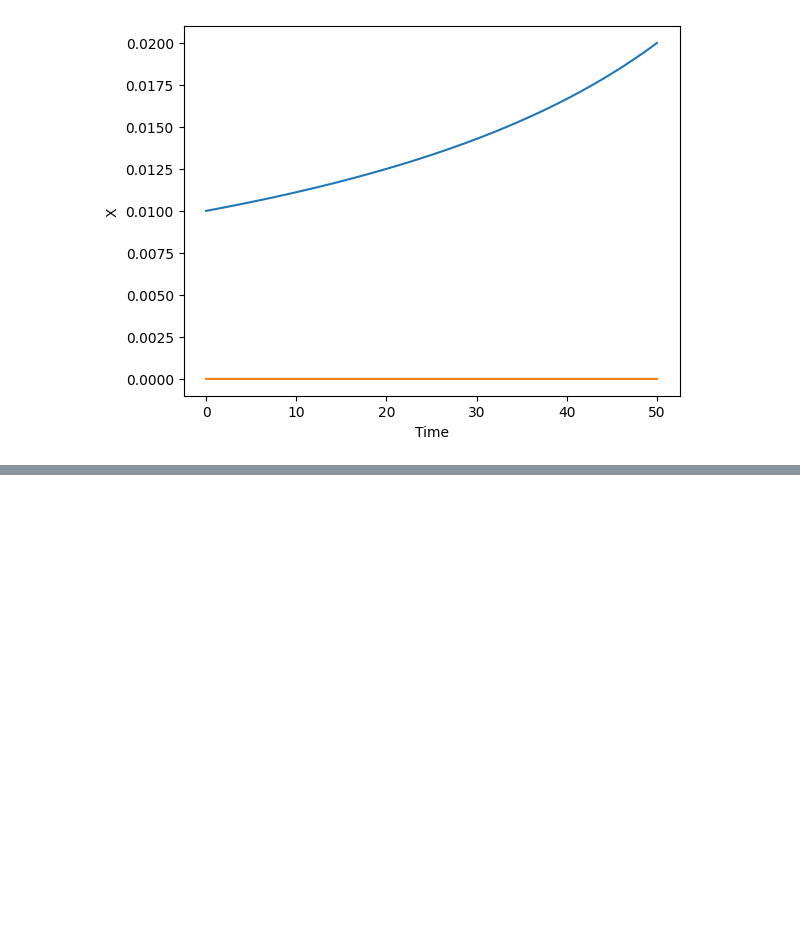
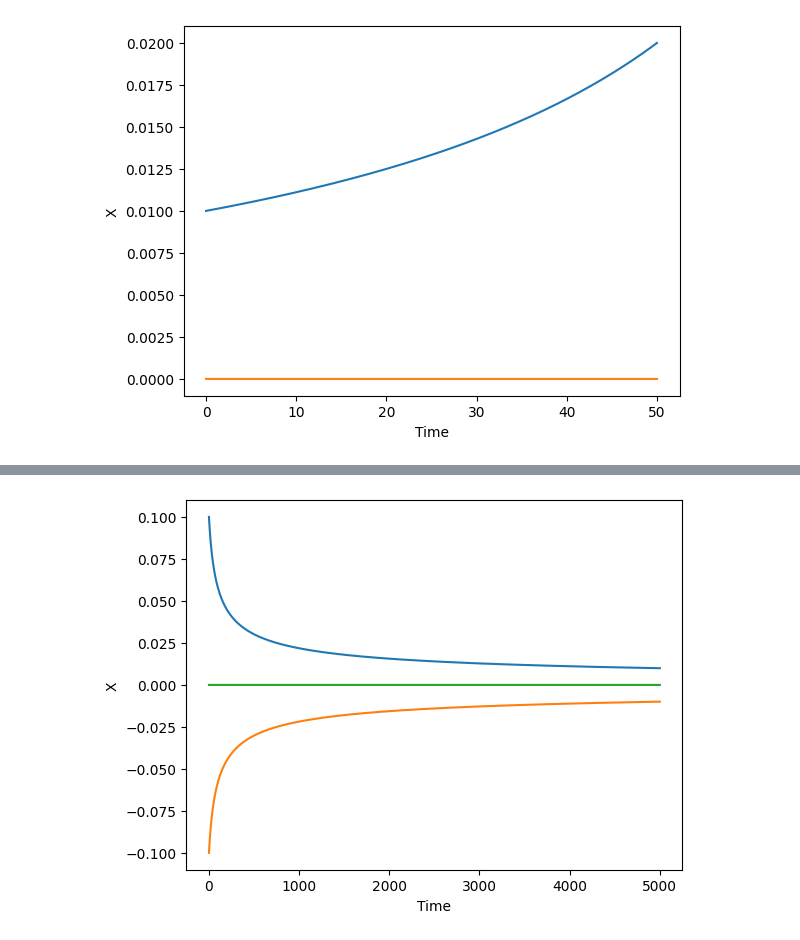
Before and after one commit to guglielmopadula/StochasticModelling2022-2023, a Jupyter notebook: SecondSession.ipynb, the cells around one changed output, grey strips where cells are left out. Saved outputs shown, nothing was run; the diff lists cells and outputs as text; code cells hidden in the pictures; blank space fills up the shorter version.

```diff
--- a/SecondSession.ipynb
+++ b/SecondSession.ipynb
@@ -268,0 +248,5 @@ PS.plot([0.01,0],np.arange(5000)/100)
+# %%
+PS=SimpleNegativeCubicDS()
+PS.plot([0.1,-0.1,0],np.arange(500000)/100)
+# %% [output]
+[figure, added]
```
Also changed, not shown: parts of 5 cells of this notebook.
